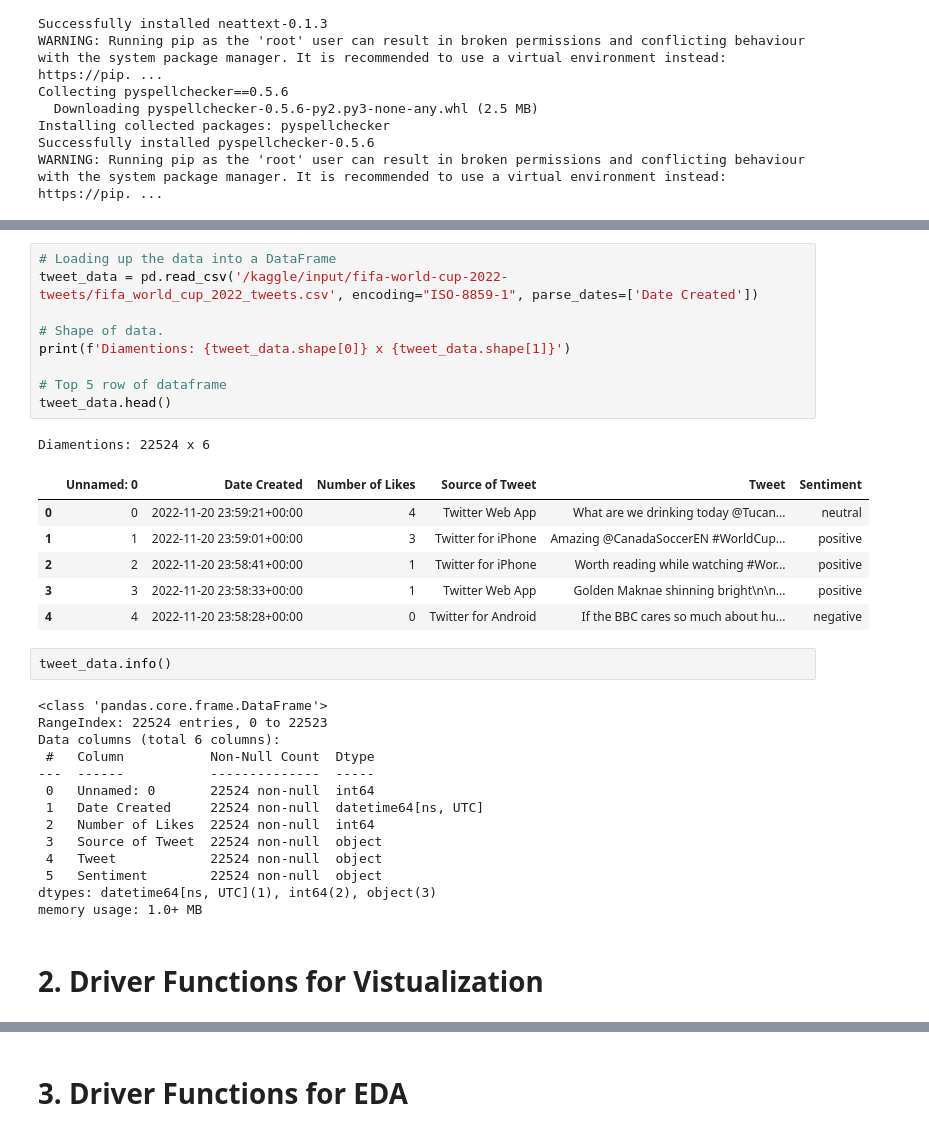
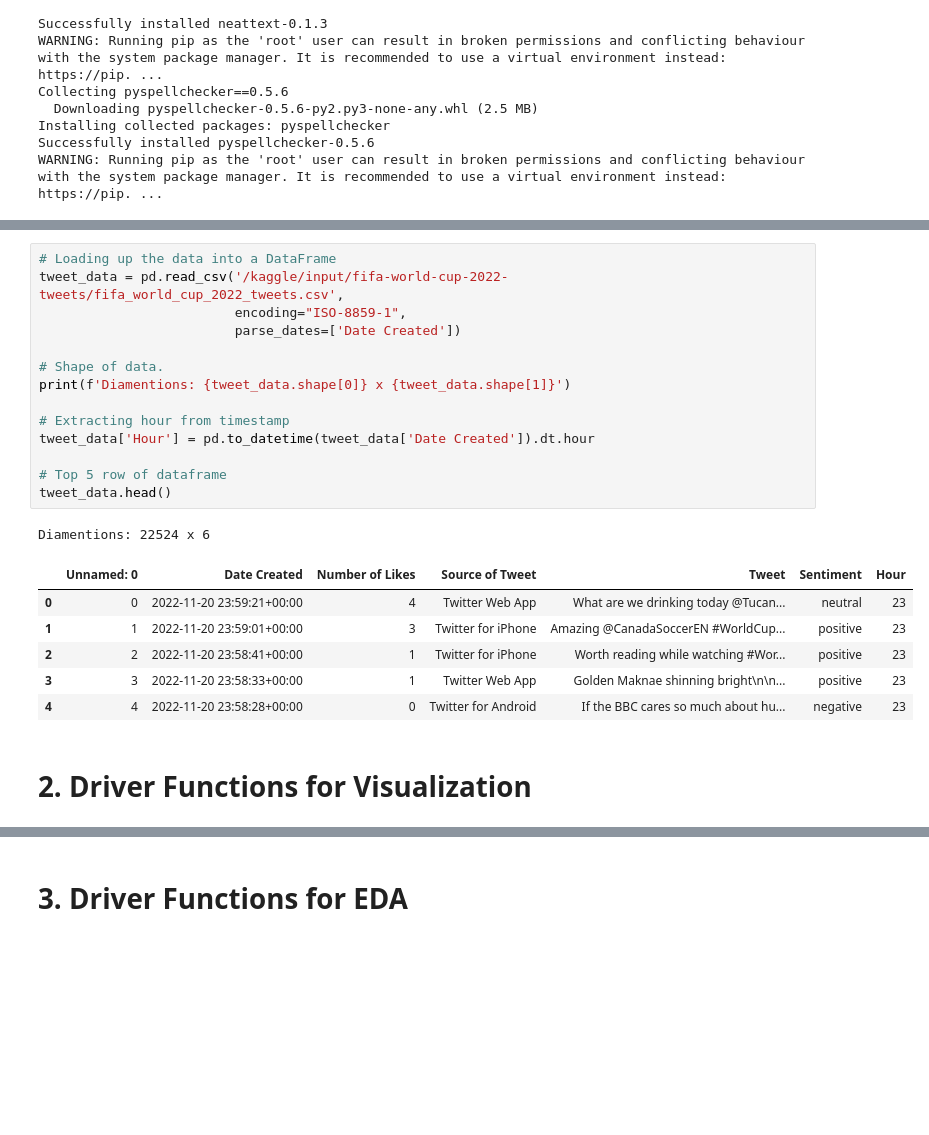
Before and after one commit to Sanket7994/FIFA2022_Tweet_Analysis_with_NLP, a Jupyter notebook: FIFAWC2022_EDA.ipynb, the cells around one changed output, grey strips where cells are left out. Drawn from its saved outputs; the diff is of its cells as text; blank space fills up the shorter version.

Commit message:
Kaggle Notebook | notebook63ebd3fa68 | Version 3

```diff
--- a/FIFAWC2022_EDA.ipynb
+++ b/FIFAWC2022_EDA.ipynb
@@ -98,38 +99,27 @@ for dirname, _, filenames in os.walk('/kaggle/input'):
 /kaggle/input/fifa-world-cup-2022-tweets/fifa_world_cup_2022_tweets.csv
 # %%
 # Loading up the data into a DataFrame
-tweet_data = pd.read_csv('/kaggle/input/fifa-world-cup-2022-tweets/fifa_world_cup_2022_tweets.csv', encoding="ISO-8859-1", parse_dates=['Date Created'])
+tweet_data = pd.read_csv('/kaggle/input/fifa-world-cup-2022-tweets/fifa_world_cup_2022_tweets.csv',
+                         encoding="ISO-8859-1",
+                         parse_dates=['Date Created'])
 
 # Shape of data.
 print(f'Diamentions: {tweet_data.shape[0]} x {tweet_data.shape[1]}')
 
+# Extracting hour from timestamp
+tweet_data['Hour'] = pd.to_datetime(tweet_data['Date Created']).dt.hour
+
 # Top 5 row of dataframe
 tweet_data.head()
 # %% [output]
 Diamentions: 22524 x 6
-|  | Unnamed: 0 | Date Created | Number of Likes | Source of Tweet | Tweet | Sentiment |
-| 0 | 0 | 2022-11-20 23:59:21+00:00 | 4 | Twitter Web App | What are we drinking today @Tucan... | neutral |
-| 1 | 1 | 2022-11-20 23:59:01+00:00 | 3 | Twitter for iPhone | Amazing @CanadaSoccerEN #WorldCup... | positive |
-| 2 | 2 | 2022-11-20 23:58:41+00:00 | 1 | Twitter for iPhone | Worth reading while watching #Wor... | positive |
-| 3 | 3 | 2022-11-20 23:58:33+00:00 | 1 | Twitter Web App | Golden Maknae shinning bright\n\n... | positive |
-| 4 | 4 | 2022-11-20 23:58:28+00:00 | 0 | Twitter for Android | If the BBC cares so much about hu... | negative |
+|  | Unnamed: 0 | Date Created | Number of Likes | Source of Tweet | Tweet | Sentiment | Hour |
+| 0 | 0 | 2022-11-20 23:59:21+00:00 | 4 | Twitter Web App | What are we drinking today @Tucan... | neutral | 23 |
+| 1 | 1 | 2022-11-20 23:59:01+00:00 | 3 | Twitter for iPhone | Amazing @CanadaSoccerEN #WorldCup... | positive | 23 |
+| 2 | 2 | 2022-11-20 23:58:41+00:00 | 1 | Twitter for iPhone | Worth reading while watching #Wor... | positive | 23 |
+| 3 | 3 | 2022-11-20 23:58:33+00:00 | 1 | Twitter Web App | Golden Maknae shinning bright\n\n... | positive | 23 |
+| 4 | 4 | 2022-11-20 23:58:28+00:00 | 0 | Twitter for Android | If the BBC cares so much about hu... | negative | 23 |
-# %%
-tweet_data.info()
-# %% [output]
-<class 'pandas.core.frame.DataFrame'>
-RangeIndex: 22524 entries, 0 to 22523
-Data columns (total 6 columns):
- #   Column           Non-Null Count  Dtype
----  ------           --------------  -----
- 0   Unnamed: 0       22524 non-null  int64
- 1   Date Created     22524 non-null  datetime64[ns, UTC]
- 2   Number of Likes  22524 non-null  int64
- 3   Source of Tweet  22524 non-null  object
- 4   Tweet            22524 non-null  object
- 5   Sentiment        22524 non-null  object
-dtypes: datetime64[ns, UTC](1), int64(2), object(3)
-memory usage: 1.0+ MB
 # %% [markdown]
-# **2. Driver Functions for Vistualization**
+# **2. Driver Functions for Visualization**
 # %%
 ################################## DRIVER FUNCTION - 1 ##################################
```
Also changed, not shown: parts of 16 cells of this notebook.
